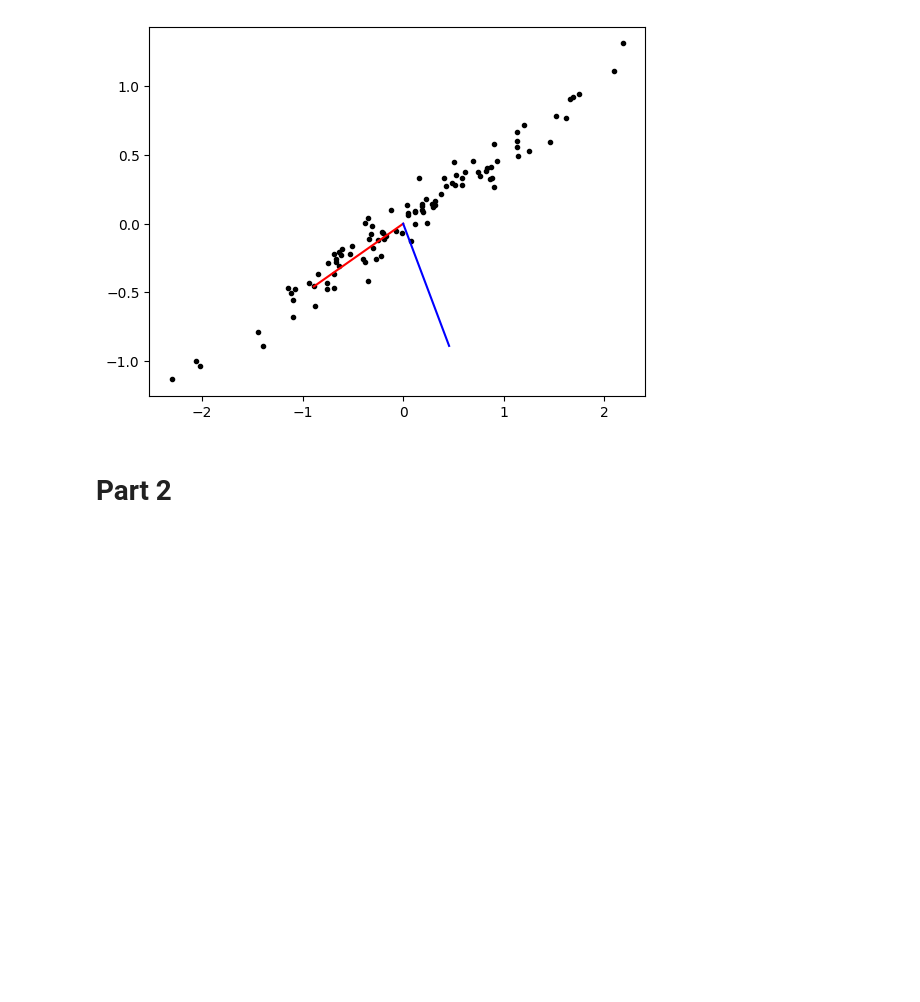
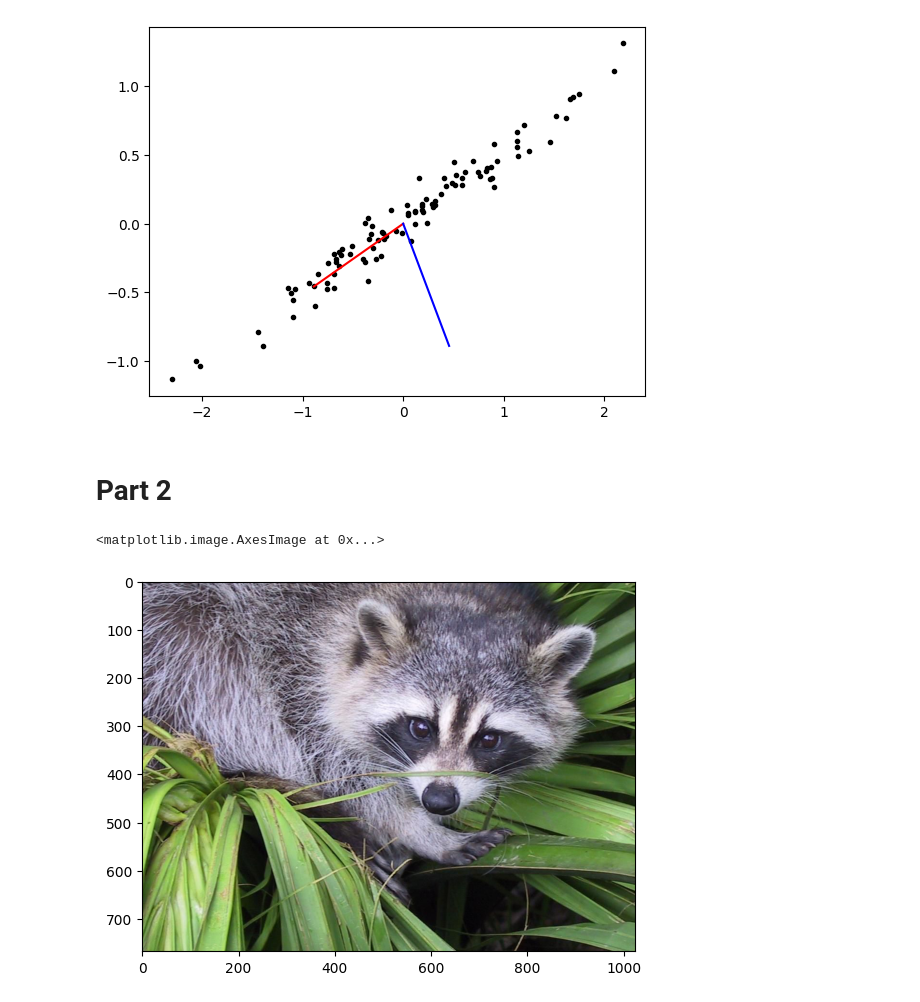
Before and after one commit to parimsuka/crowd-modeling-and-simulation, a Jupyter notebook: exercise3/src/pca_showcase.ipynb, the cells around one changed output. Drawn from its saved outputs; the diff is of its cells as text; code cells hidden in the pictures; blank space fills up the shorter version.

Commit message:
Added Part 2 to the Jupyter Notebook (Visualization of the Racoon Image

```diff
--- a/exercise3/src/pca_showcase.ipynb
+++ b/exercise3/src/pca_showcase.ipynb
@@ -33,3 +42,9 @@ plt.show()
 [figure]
 # %% [markdown]
 # Part 2
+# %%
+racoon = scipy.misc.face()
+plt.imshow(racoon)
+# %% [output]
+<matplotlib.image.AxesImage at 0x...>
+[figure, added]
```
Also changed, not shown: parts of 8 cells of this notebook.
